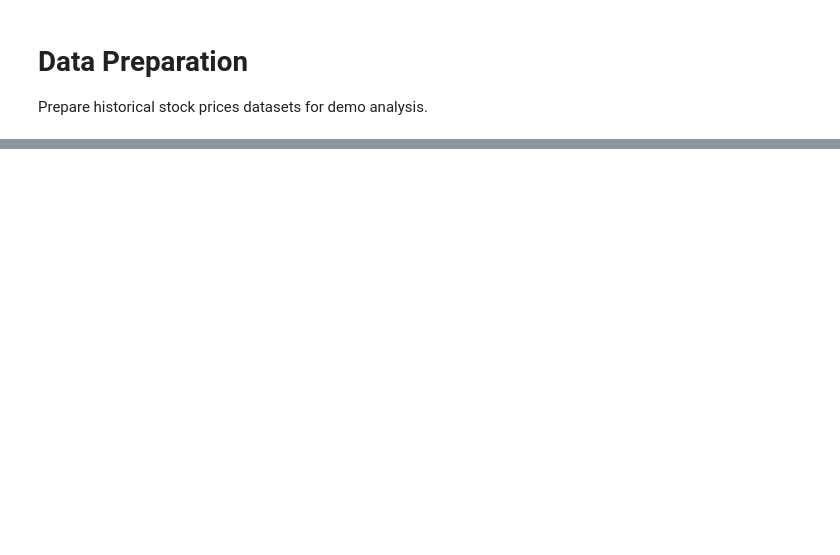
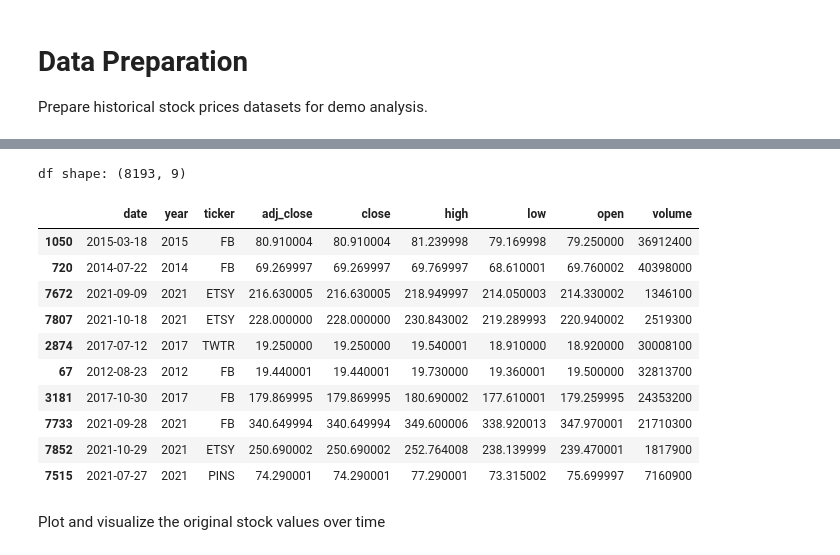
Before and after one commit to xdatanomad/perspective-demo, a Jupyter notebook: data_prep.ipynb, the cells around one changed output, grey strips where cells are left out. Saved outputs shown, nothing was run; the diff lists cells and outputs as text; code cells hidden in the pictures; blank space fills up the shorter version.

Commit message:
adding original stock dataset clean up cells

```diff
--- a/data_prep.ipynb
+++ b/data_prep.ipynb
@@ -7,33 +31,50 @@ Prepare historical stock prices datasets for demo analysis.
 # %%
 import pandas as pd
 import numpy as np
 from datetime import datetime, date
 
 
 # load social media stock prices data file
-social_media_stock_filepath = r"./data/social_media_stocks_2012-2022.csv"
+orig_social_media_stock_prices = r"./data/social_media_stocks_2012-2022.csv"
 df = pd.read_csv(
-    social_media_stock_filepath,
+    orig_social_media_stock_prices,
     header=0,
     parse_dates=[0],
     date_format='%Y-%m-%d',
     on_bad_lines='skip',
 )
 
 # rename columns
 [df.rename(columns={col_name: str(col_name).lower().replace(' ', '_')}, inplace=True) for col_name in list(df.columns)]
 df.rename(columns={'symbol': 'ticker'}, inplace=True, errors='ignore')
 # optimize datatypes and columns for performance
 for col_name in ('adj_close', 'close', 'high', 'low', 'open'):
     # df[col_name] = pd.to_numeric(df[col_name].map(lambda x: round(x, ndigits=6)), downcast='float')
     df[col_name] = df[col_name].map(lambda x: round(x, ndigits=6))
 # downcast volume
 df['volume'] = pd.to_numeric(df['volume'], downcast='unsigned')
+# add a year column
 df.insert(1, 'year', pd.to_numeric(df['date'].map(lambda x: x.year), downcast='unsigned'))
 
-print(df.shape)
-print(df.dtypes)
-display(df.sample(n=100))
+print(f"df shape: {df.shape}")
+# print(df.dtypes)
+display(df.sample(n=10))
 
-init_df = df.copy(deep=True)
-init_df[init_df['year'] == 2022].iloc[:100].to_csv('./data/sample_social_media.csv', index=False)
+# save back to a csv file
+output_file = r"./data/social_media_stocks_2012-2022.clean.csv"
+df.to_csv(output_file, index=False)
+# %% [output]
+df shape: (8193, 9)
+|  | date | year | ticker | adj_close | close | high | low | open | volume |
+| 1050 | 2015-03-18 | 2015 | FB | 80.910004 | 80.910004 | 81.239998 | 79.169998 | 79.250000 | 36912400 |
+| 720 | 2014-07-22 | 2014 | FB | 69.269997 | 69.269997 | 69.769997 | 68.610001 | 69.760002 | 40398000 |
+| 7672 | 2021-09-09 | 2021 | ETSY | 216.630005 | 216.630005 | 218.949997 | 214.050003 | 214.330002 | 1346100 |
+| 7807 | 2021-10-18 | 2021 | ETSY | 228.000000 | 228.000000 | 230.843002 | 219.289993 | 220.940002 | 2519300 |
+| 2874 | 2017-07-12 | 2017 | TWTR | 19.250000 | 19.250000 | 19.540001 | 18.910000 | 18.920000 | 30008100 |
+| 67 | 2012-08-23 | 2012 | FB | 19.440001 | 19.440001 | 19.730000 | 19.360001 | 19.500000 | 32813700 |
+| 3181 | 2017-10-30 | 2017 | FB | 179.869995 | 179.869995 | 180.690002 | 177.610001 | 179.259995 | 24353200 |
+| 7733 | 2021-09-28 | 2021 | FB | 340.649994 | 340.649994 | 349.600006 | 338.920013 | 347.970001 | 21710300 |
+| 7852 | 2021-10-29 | 2021 | ETSY | 250.690002 | 250.690002 | 252.764008 | 238.139999 | 239.470001 | 1817900 |
+| 7515 | 2021-07-27 | 2021 | PINS | 74.290001 | 74.290001 | 77.290001 | 73.315002 | 75.699997 | 7160900 |
+# %% [markdown]
+Plot and visualize the original stock values over time
```
Also changed, not shown: parts of 10 cells of this notebook.
